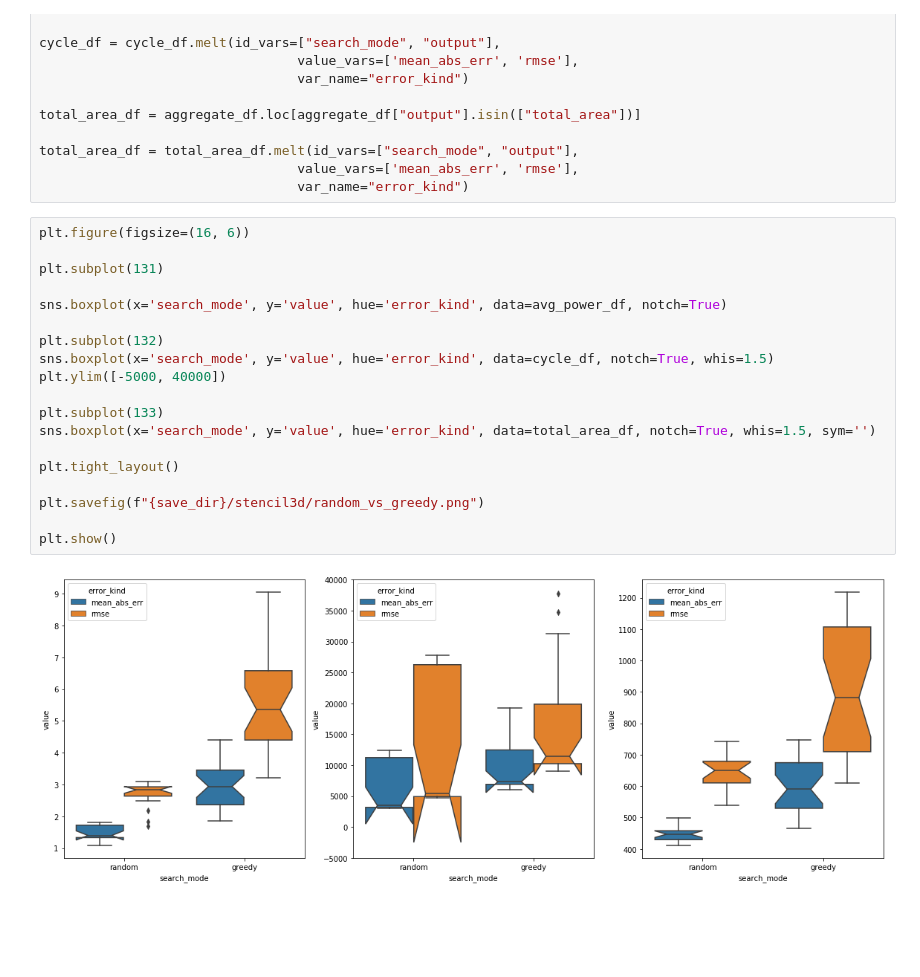
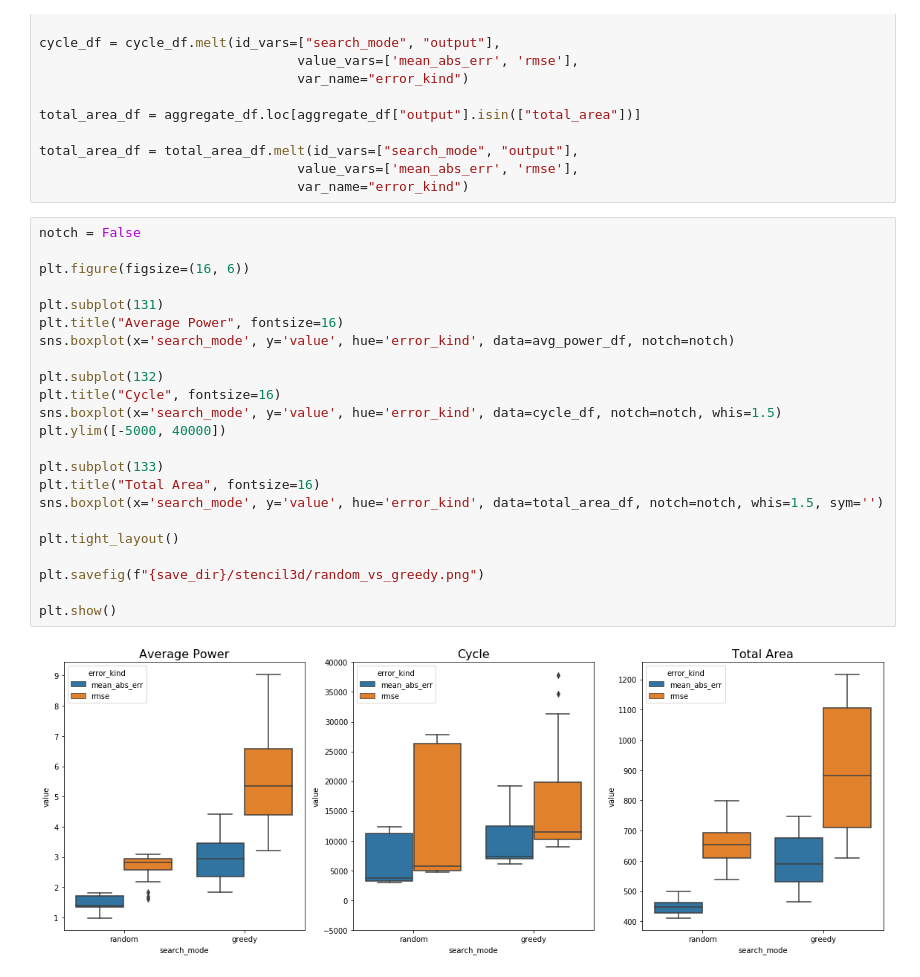
Before and after one commit to gncs/boa, a Jupyter notebook: notebooks/Ordering Visualisation.ipynb, the cells around one changed output. Drawn from its saved outputs; the diff is of its cells as text; blank space fills up the shorter version.

```diff
--- a/notebooks/Ordering Visualisation.ipynb
+++ b/notebooks/Ordering Visualisation.ipynb
@@ -366,26 +366,30 @@ total_area_df = total_area_df.melt(id_vars=["search_mode", "output"],
                                  value_vars=['mean_abs_err', 'rmse'],
                                  var_name="error_kind")
 # %%
+notch = False
+
 plt.figure(figsize=(16, 6))
 
 plt.subplot(131)
-
-sns.boxplot(x='search_mode', y='value', hue='error_kind', data=avg_power_df, notch=True)
+plt.title("Average Power", fontsize=16)
+sns.boxplot(x='search_mode', y='value', hue='error_kind', data=avg_power_df, notch=notch)
 
 plt.subplot(132)
-sns.boxplot(x='search_mode', y='value', hue='error_kind', data=cycle_df, notch=True, whis=1.5)
+plt.title("Cycle", fontsize=16)
+sns.boxplot(x='search_mode', y='value', hue='error_kind', data=cycle_df, notch=notch, whis=1.5)
 plt.ylim([-5000, 40000])
 
 plt.subplot(133)
-sns.boxplot(x='search_mode', y='value', hue='error_kind', data=total_area_df, notch=True, whis=1.5, sym='')
+plt.title("Total Area", fontsize=16)
+sns.boxplot(x='search_mode', y='value', hue='error_kind', data=total_area_df, notch=notch, whis=1.5, sym='')
 
 plt.tight_layout()
 
 plt.savefig(f"{save_dir}/stencil3d/random_vs_greedy.png")
 
 plt.show()
 # %% [output]
-[figure, old version]
+[figure, new version]
 # %%
 random_df["perm"].nunique()
 # %% [output]
```
Also changed, not shown: parts of 1 cell of this notebook, 2 other files.
